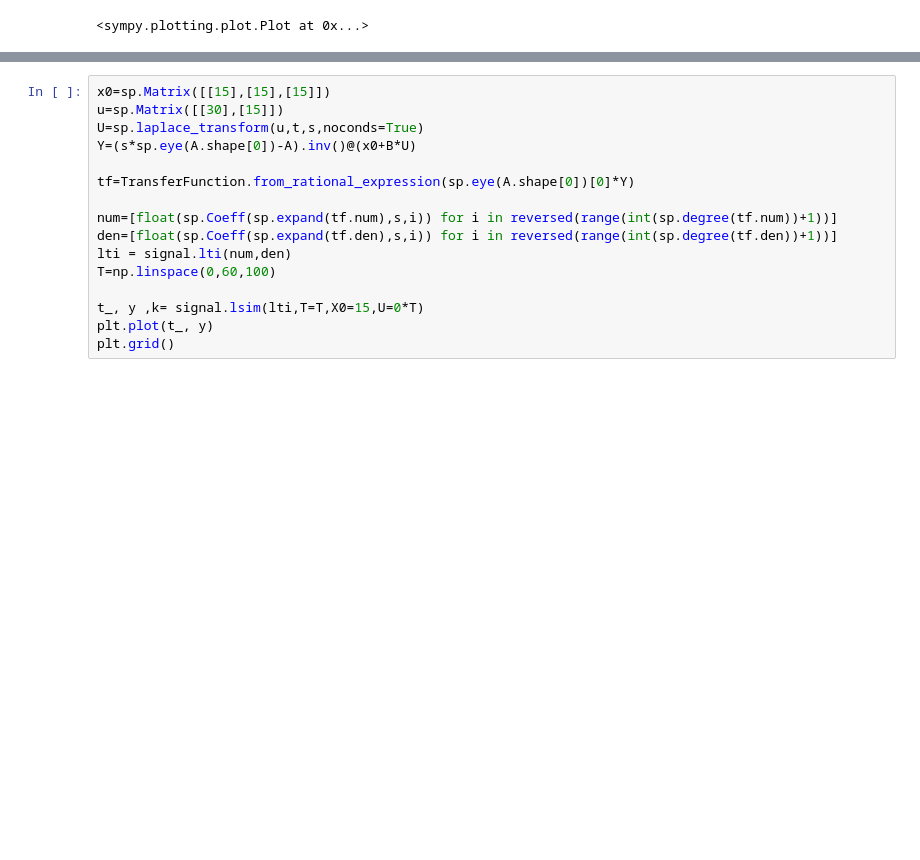
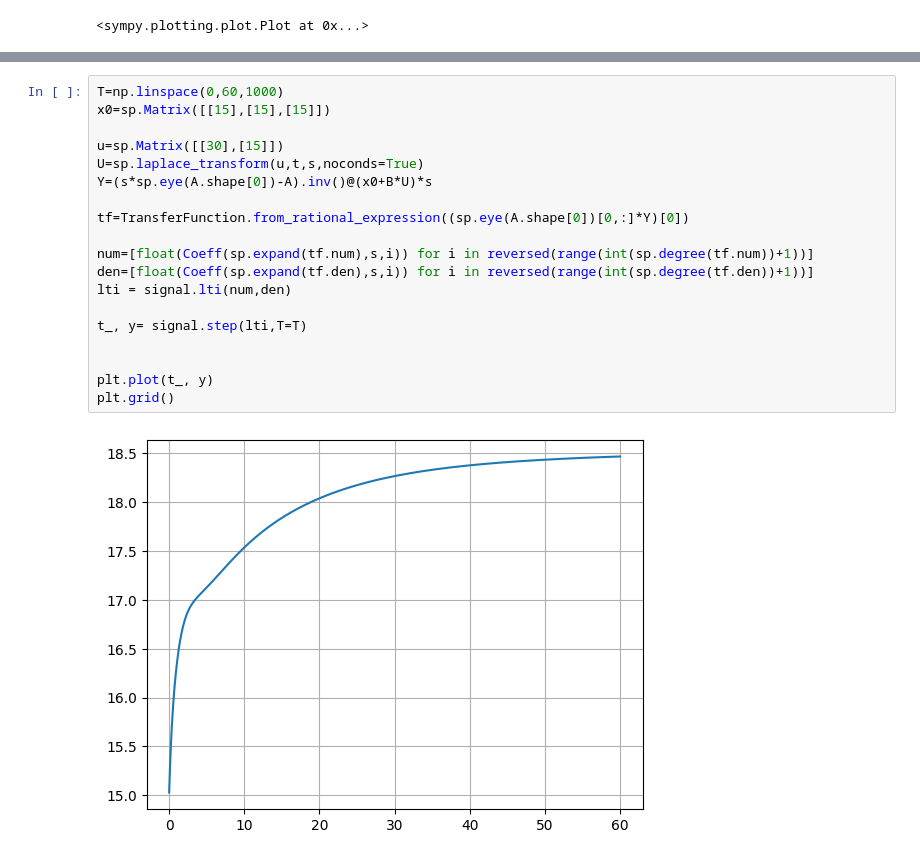
Before and after one commit to Michael-Jimenez-C/CieCom2, a Jupyter notebook: proyecto_CII.ipynb, the cells around one changed output, grey strips where cells are left out. Saved outputs shown, nothing was run; the diff lists cells and outputs as text; blank space fills up the shorter version.

```diff
--- a/proyecto_CII.ipynb
+++ b/proyecto_CII.ipynb
@@ -144,17 +148,22 @@ sp.plot(sol[0],sol[1],sol[2],(t,0,100))
 # %%
+T=np.linspace(0,60,1000)
 x0=sp.Matrix([[15],[15],[15]])
+
 u=sp.Matrix([[30],[15]])
 U=sp.laplace_transform(u,t,s,noconds=True)
-Y=(s*sp.eye(A.shape[0])-A).inv()@(x0+B*U)
+Y=(s*sp.eye(A.shape[0])-A).inv()@(x0+B*U)*s
 
-tf=TransferFunction.from_rational_expression(sp.eye(A.shape[0])[0]*Y)
+tf=TransferFunction.from_rational_expression((sp.eye(A.shape[0])[0,:]*Y)[0])
 
-num=[float(sp.Coeff(sp.expand(tf.num),s,i)) for i in reversed(range(int(sp.degree(tf.num))+1))]
-den=[float(sp.Coeff(sp.expand(tf.den),s,i)) for i in reversed(range(int(sp.degree(tf.den))+1))]
+num=[float(Coeff(sp.expand(tf.num),s,i)) for i in reversed(range(int(sp.degree(tf.num))+1))]
+den=[float(Coeff(sp.expand(tf.den),s,i)) for i in reversed(range(int(sp.degree(tf.den))+1))]
 lti = signal.lti(num,den)
-T=np.linspace(0,60,100)
 
-t_, y ,k= signal.lsim(lti,T=T,X0=15,U=0*T)
+t_, y= signal.step(lti,T=T)
+
+
 plt.plot(t_, y)
 plt.grid()
+# %% [output]
+[figure, added]
 # %%
```
Also changed, not shown: parts of 2 cells of this notebook.
